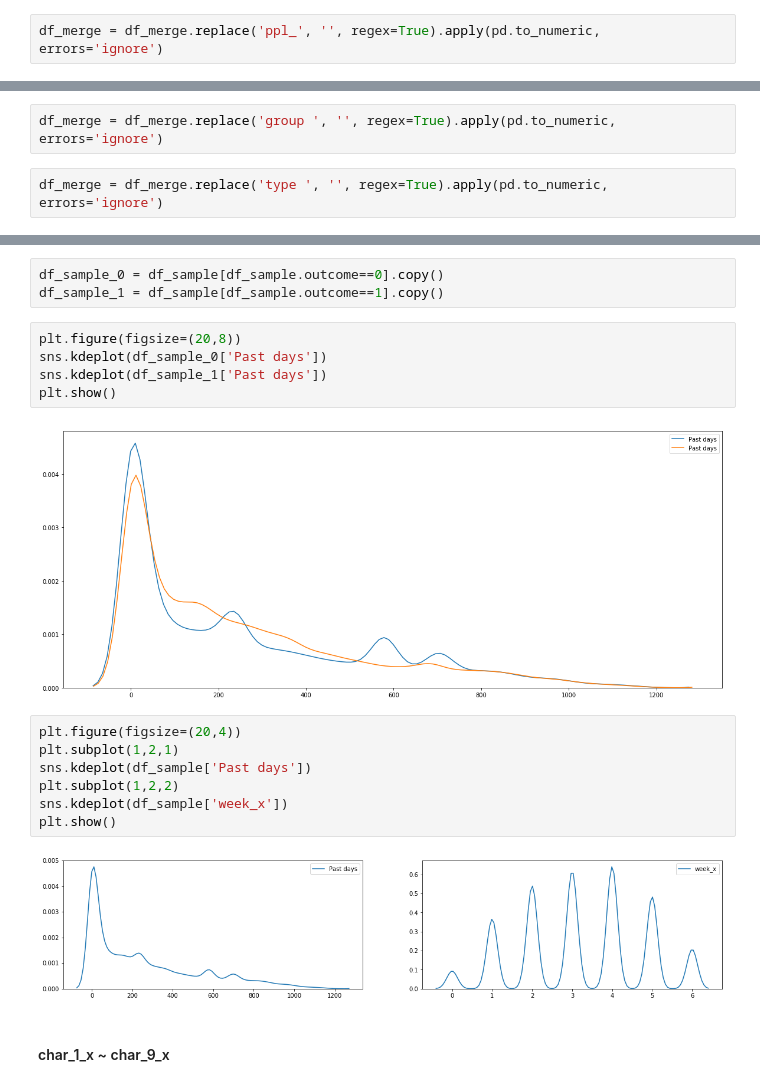
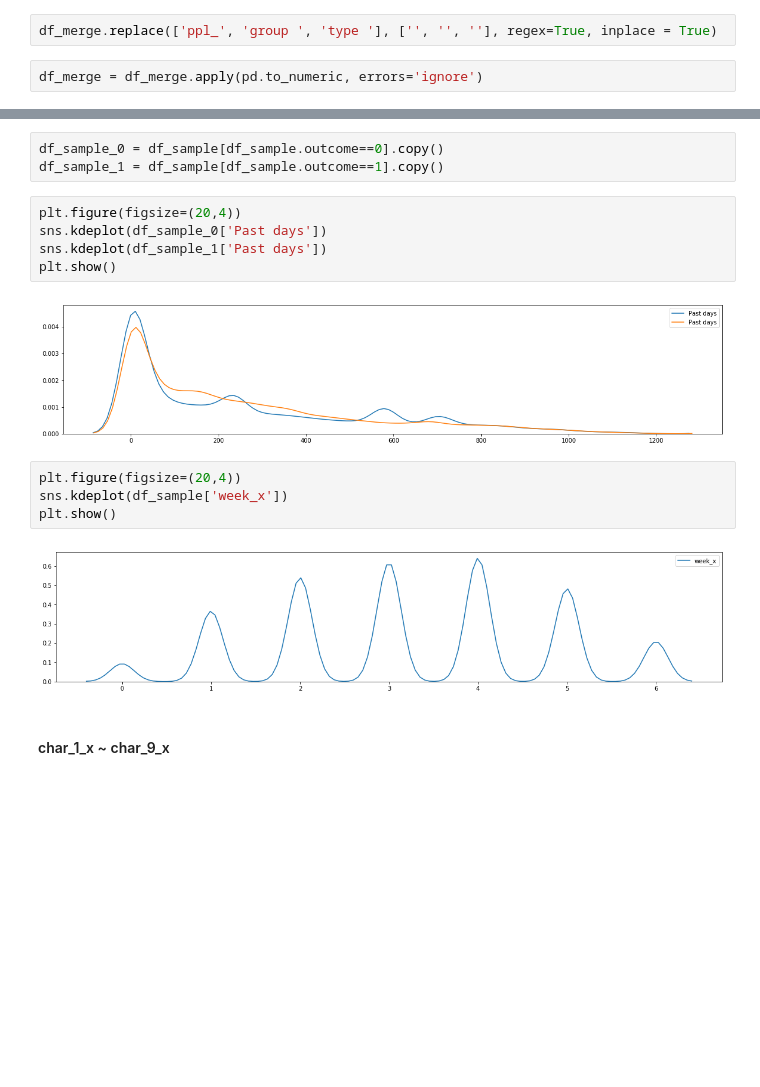
Before and after one commit to sooooner/dss_team_project_ML, a Jupyter notebook: red_hat/sooner.ipynb, the cells around one changed output, grey strips where cells are left out. Drawn from its saved outputs; the diff is of its cells as text; blank space fills up the shorter version.

```diff
--- a/red_hat/sooner.ipynb
+++ b/red_hat/sooner.ipynb
@@ -33,5 +34,7 @@ A value is trying to be set on a copy of a slice from a DataFrame
 
 See the caveats in the documentation: http://pandas.pydata.org/pandas-docs/stable/indexing.html#indexing-view-versus-copy
   self._setitem_with_indexer(indexer, value)
+# %%
+df_merge.replace(['ppl_', 'group ', 'type '], ['', '', ''], regex=True, inplace = True)
 # %%
-df_merge = df_merge.replace('ppl_', '', regex=True).apply(pd.to_numeric, errors='ignore')
+df_merge = df_merge.apply(pd.to_numeric, errors='ignore')
@@ -40,7 +41,3 @@ MemoryError:
-# %%
-df_merge = df_merge.replace('group ', '', regex=True).apply(pd.to_numeric, errors='ignore')
-# %%
-df_merge = df_merge.replace('type ', '', regex=True).apply(pd.to_numeric, errors='ignore')
 # %% [markdown]
 ##### add Past days, week
 # %%
@@ -234,21 +241,18 @@ df_sample.groupby(['activity_id', 'activity_category']).count()
 df_sample_0 = df_sample[df_sample.outcome==0].copy()
 df_sample_1 = df_sample[df_sample.outcome==1].copy()
 # %%
-plt.figure(figsize=(20,8))
+plt.figure(figsize=(20,4))
 sns.kdeplot(df_sample_0['Past days'])
 sns.kdeplot(df_sample_1['Past days'])
 plt.show()
 # %% [output]
-[figure, old version]
+[figure, new version]
 # %%
 plt.figure(figsize=(20,4))
-plt.subplot(1,2,1)
-sns.kdeplot(df_sample['Past days'])
-plt.subplot(1,2,2)
 sns.kdeplot(df_sample['week_x'])
 plt.show()
 # %% [output]
-[figure, old version]
+[figure, new version]
 # %% [markdown]
 #### char_1_x ~ char_9_x
 # %%
```
Also changed, not shown: parts of 28 cells of this notebook.
